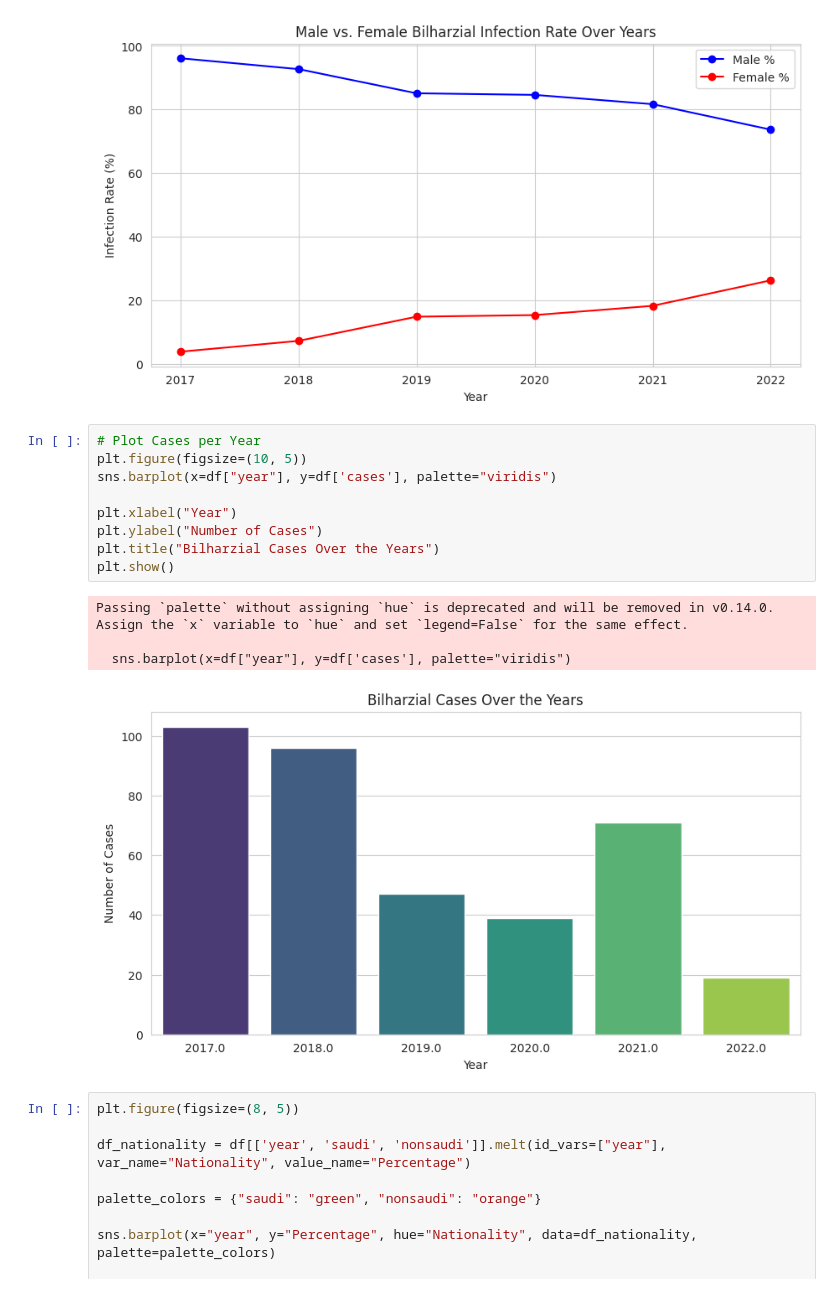
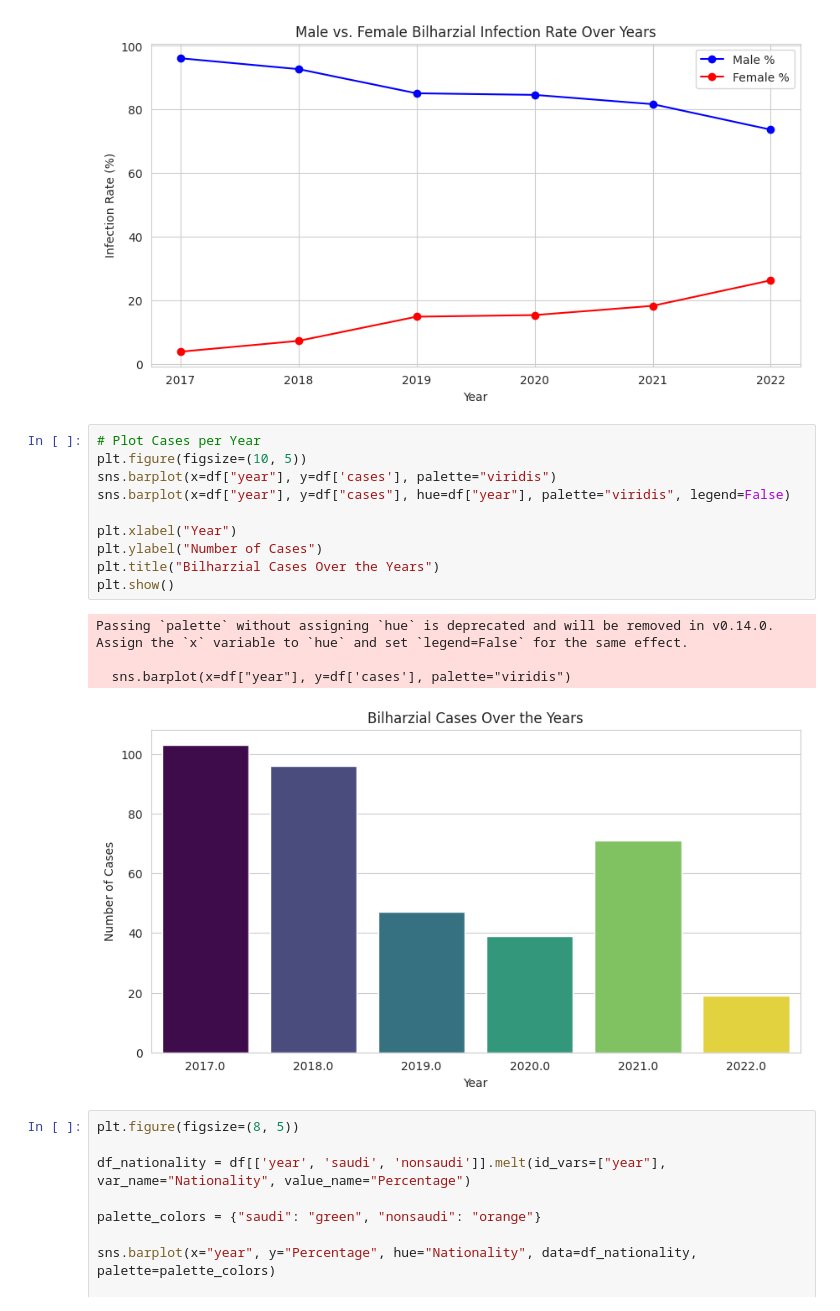
Before and after one commit to laraimad/Machine-learning-assignment-, a Jupyter notebook: Bilharzial_.ipynb, the cells around one changed output. Drawn from its saved outputs; the diff is of its cells as text.

```diff
--- a/Bilharzial_.ipynb
+++ b/Bilharzial_.ipynb
@@ -56,17 +56,18 @@ plt.show()
 # %%
 # Plot Cases per Year
 plt.figure(figsize=(10, 5))
 sns.barplot(x=df["year"], y=df['cases'], palette="viridis")
+sns.barplot(x=df["year"], y=df["cases"], hue=df["year"], palette="viridis", legend=False)
 
 plt.xlabel("Year")
 plt.ylabel("Number of Cases")
 plt.title("Bilharzial Cases Over the Years")
 plt.show()
 # %% [output]
 Passing `palette` without assigning `hue` is deprecated and will be removed in v0.14.0. Assign the `x` variable to `hue` and set `legend=False` for the same effect.
 
   sns.barplot(x=df["year"], y=df['cases'], palette="viridis")
-[figure, old version]
+[figure, new version]
 # %%
 plt.figure(figsize=(8, 5))
 
```
